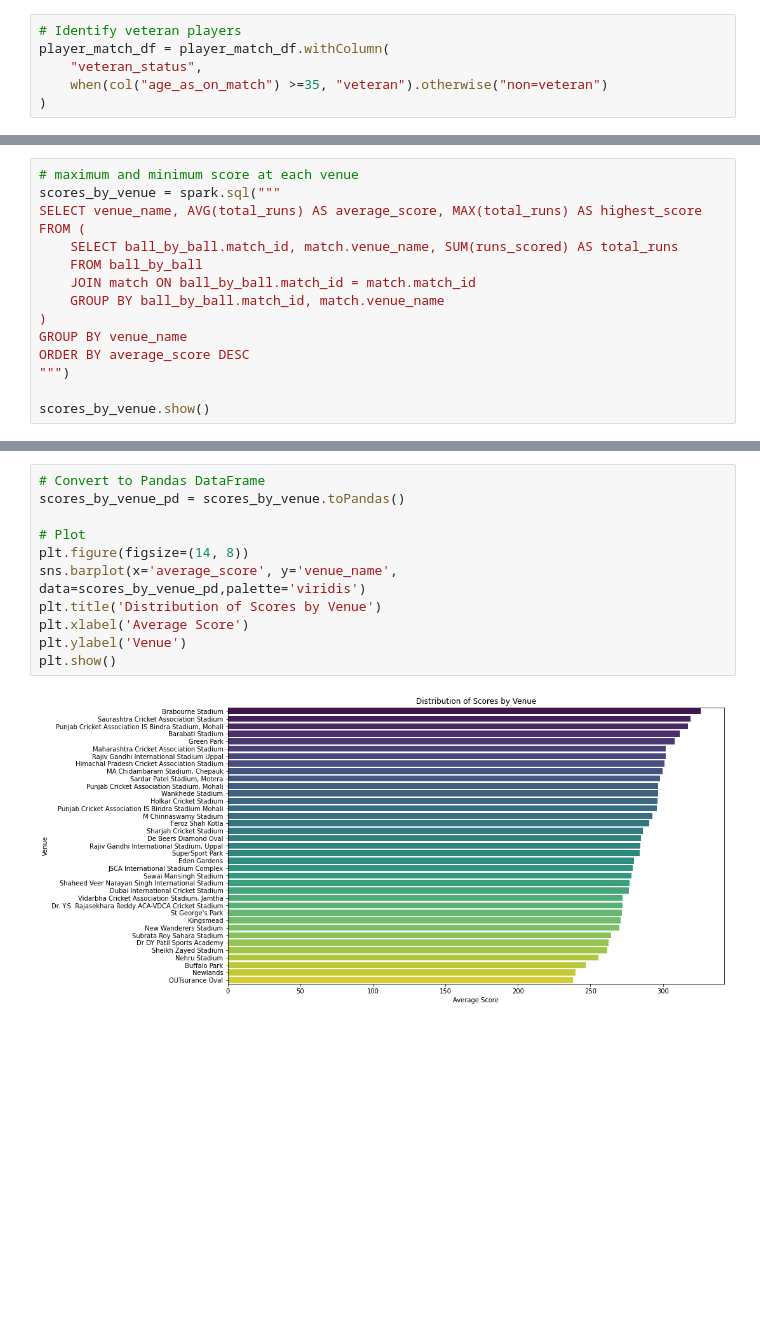
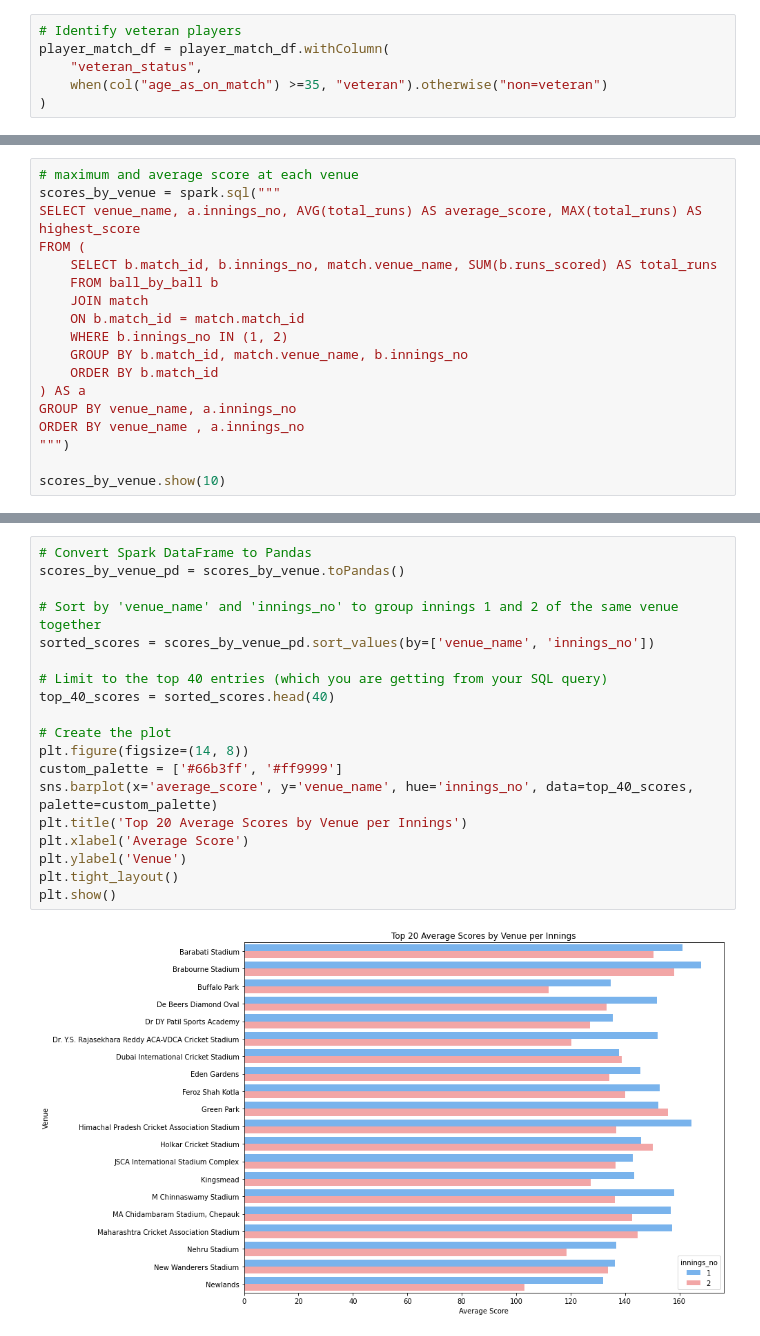
Before and after one commit to samiksha-khare/ipl-dataset-analysis, a Jupyter notebook: IPL_DATA_ANALYSIS_SPARK.ipynb, the cells around one changed output, grey strips where cells are left out. Saved outputs shown, nothing was run; the diff lists cells and outputs as text; blank space fills up the shorter version.

```diff
--- a/IPL_DATA_ANALYSIS_SPARK.ipynb
+++ b/IPL_DATA_ANALYSIS_SPARK.ipynb
@@ -398,18 +450,21 @@ average_runs_in_wins.show(10)
 +-------------+------------------+
 only showing top 10 rows
 # %%
-# maximum and minimum score at each venue
+# maximum and average score at each venue
 scores_by_venue = spark.sql("""
-SELECT venue_name, AVG(total_runs) AS average_score, MAX(total_runs) AS highest_score
+SELECT venue_name, a.innings_no, AVG(total_runs) AS average_score, MAX(total_runs) AS highest_score
 FROM (
-    SELECT ball_by_ball.match_id, match.venue_name, SUM(runs_scored) AS total_runs
-    FROM ball_by_ball
-    JOIN match ON ball_by_ball.match_id = match.match_id
-    GROUP BY ball_by_ball.match_id, match.venue_name
-)
-GROUP BY venue_name
-ORDER BY average_score DESC
+    SELECT b.match_id, b.innings_no, match.venue_name, SUM(b.runs_scored) AS total_runs
+    FROM ball_by_ball b
+    JOIN match
+    ON b.match_id = match.match_id
+    WHERE b.innings_no IN (1, 2)
+    GROUP BY b.match_id, match.venue_name, b.innings_no
+    ORDER BY b.match_id
+) AS a
+GROUP BY venue_name, a.innings_no
+ORDER BY venue_name , a.innings_no
 """)
 
-scores_by_venue.show()
+scores_by_venue.show(10)
 # %% [output]
@@ -485,13 +595,21 @@ plt.show()
 # %%
-# Convert to Pandas DataFrame
+# Convert Spark DataFrame to Pandas
 scores_by_venue_pd = scores_by_venue.toPandas()
 
-# Plot
+# Sort by 'venue_name' and 'innings_no' to group innings 1 and 2 of the same venue together
+sorted_scores = scores_by_venue_pd.sort_values(by=['venue_name', 'innings_no'])
+
+# Limit to the top 40 entries (which you are getting from your SQL query)
+top_40_scores = sorted_scores.head(40)
+
+# Create the plot
 plt.figure(figsize=(14, 8))
-sns.barplot(x='average_score', y='venue_name', data=scores_by_venue_pd,palette='viridis')
-plt.title('Distribution of Scores by Venue')
+custom_palette = ['#66b3ff', '#ff9999']
+sns.barplot(x='average_score', y='venue_name', hue='innings_no', data=top_40_scores, palette=custom_palette)
+plt.title('Top 20 Average Scores by Venue per Innings')
 plt.xlabel('Average Score')
 plt.ylabel('Venue')
+plt.tight_layout()
 plt.show()
 # %% [output]
-[figure, old version]
+[figure, new version]
```
Also changed, not shown: parts of 34 cells of this notebook.
